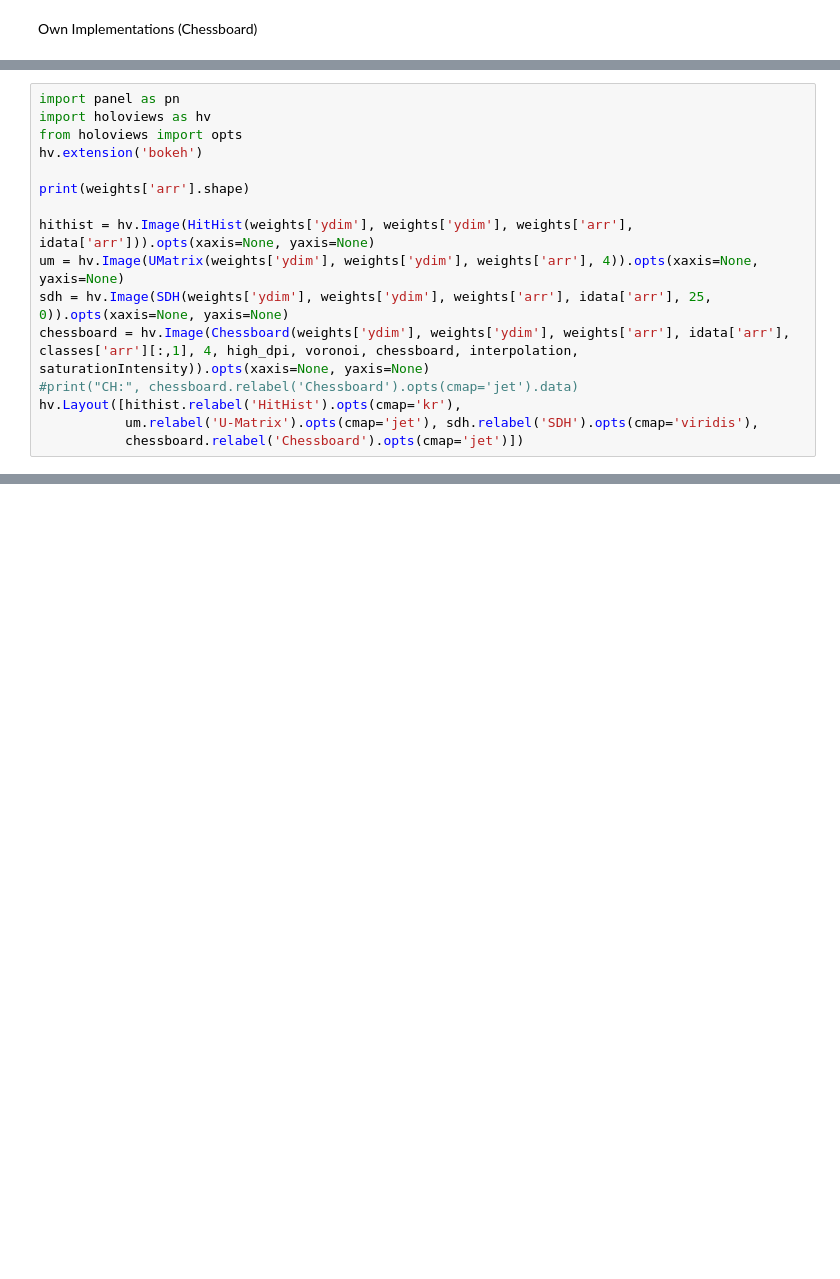
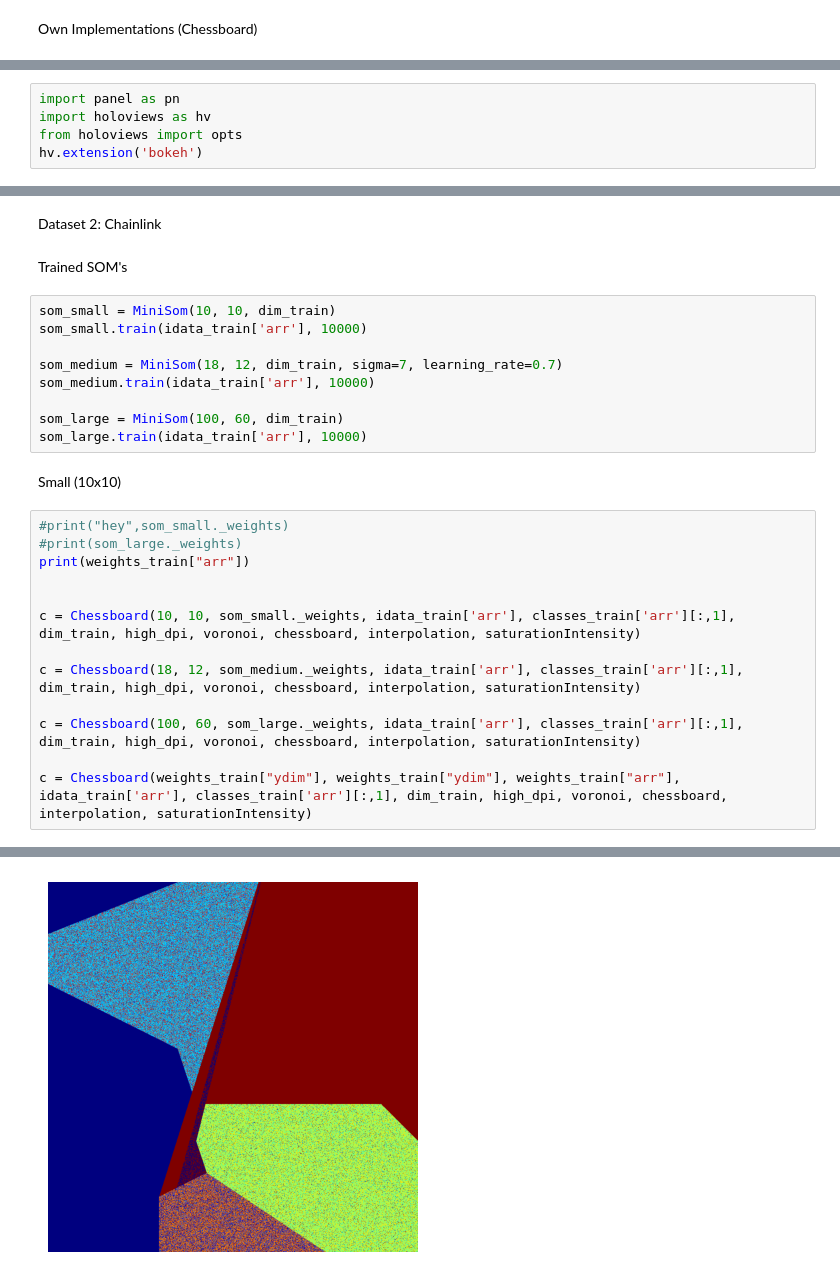
Before and after one commit to marlederer/PySOMVis_Coding_I_2023, a Jupyter notebook: PySOMVis/coding_assignment.ipynb, the cells around one changed output, grey strips where cells are left out. Drawn from its saved outputs; the diff is of its cells as text; blank space fills up the shorter version.

```diff
--- a/PySOMVis/coding_assignment.ipynb
+++ b/PySOMVis/coding_assignment.ipynb
@@ -418,17 +443,6 @@ import panel as pn
 import holoviews as hv
 from holoviews import opts
 hv.extension('bokeh')
-
-print(weights['arr'].shape)
-
-hithist = hv.Image(HitHist(weights['ydim'], weights['ydim'], weights['arr'], idata['arr'])).opts(xaxis=None, yaxis=None)
-um = hv.Image(UMatrix(weights['ydim'], weights['ydim'], weights['arr'], 4)).opts(xaxis=None, yaxis=None)
-sdh = hv.Image(SDH(weights['ydim'], weights['ydim'], weights['arr'], idata['arr'], 25, 0)).opts(xaxis=None, yaxis=None)
-chessboard = hv.Image(Chessboard(weights['ydim'], weights['ydim'], weights['arr'], idata['arr'], classes['arr'][:,1], 4, high_dpi, voronoi, chessboard, interpolation, saturationIntensity)).opts(xaxis=None, yaxis=None)
-#print("CH:", chessboard.relabel('Chessboard').opts(cmap='jet').data)
-hv.Layout([hithist.relabel('HitHist').opts(cmap='kr'),
-           um.relabel('U-Matrix').opts(cmap='jet'), sdh.relabel('SDH').opts(cmap='viridis'),
-           chessboard.relabel('Chessboard').opts(cmap='jet')])
 # %% [output]
 [interactive output not drawn]
 [interactive output not drawn]
@@ -443 +451,30 @@ Shape HSV (1000, 1000, 3)
 [interactive output not drawn]
+# %% [markdown]
+Dataset 2: Chainlink
+# %% [markdown]
+Trained SOM's
+# %%
+som_small = MiniSom(10, 10, dim_train)
+som_small.train(idata_train['arr'], 10000)
+
+som_medium = MiniSom(18, 12, dim_train, sigma=7, learning_rate=0.7)
+som_medium.train(idata_train['arr'], 10000)
+
+som_large = MiniSom(100, 60, dim_train)
+som_large.train(idata_train['arr'], 10000)
+# %% [markdown]
+Small (10x10)
+# %%
+#print("hey",som_small._weights)
+#print(som_large._weights)
+print(weights_train["arr"])
+
+
+c = Chessboard(10, 10, som_small._weights, idata_train['arr'], classes_train['arr'][:,1], dim_train, high_dpi, voronoi, chessboard, interpolation, saturationIntensity)
+
+c = Chessboard(18, 12, som_medium._weights, idata_train['arr'], classes_train['arr'][:,1], dim_train, high_dpi, voronoi, chessboard, interpolation, saturationIntensity)
+
+c = Chessboard(100, 60, som_large._weights, idata_train['arr'], classes_train['arr'][:,1], dim_train, high_dpi, voronoi, chessboard, interpolation, saturationIntensity)
+
+c = Chessboard(weights_train["ydim"], weights_train["ydim"], weights_train["arr"], idata_train['arr'], classes_train['arr'][:,1], dim_train, high_dpi, voronoi, chessboard, interpolation, saturationIntensity)
+# %% [output]
@@ -443,0 +498 @@ Shape HSV (1000, 1000, 3)
+[figure, added]
```
Also changed, not shown: parts of 12 cells of this notebook.
